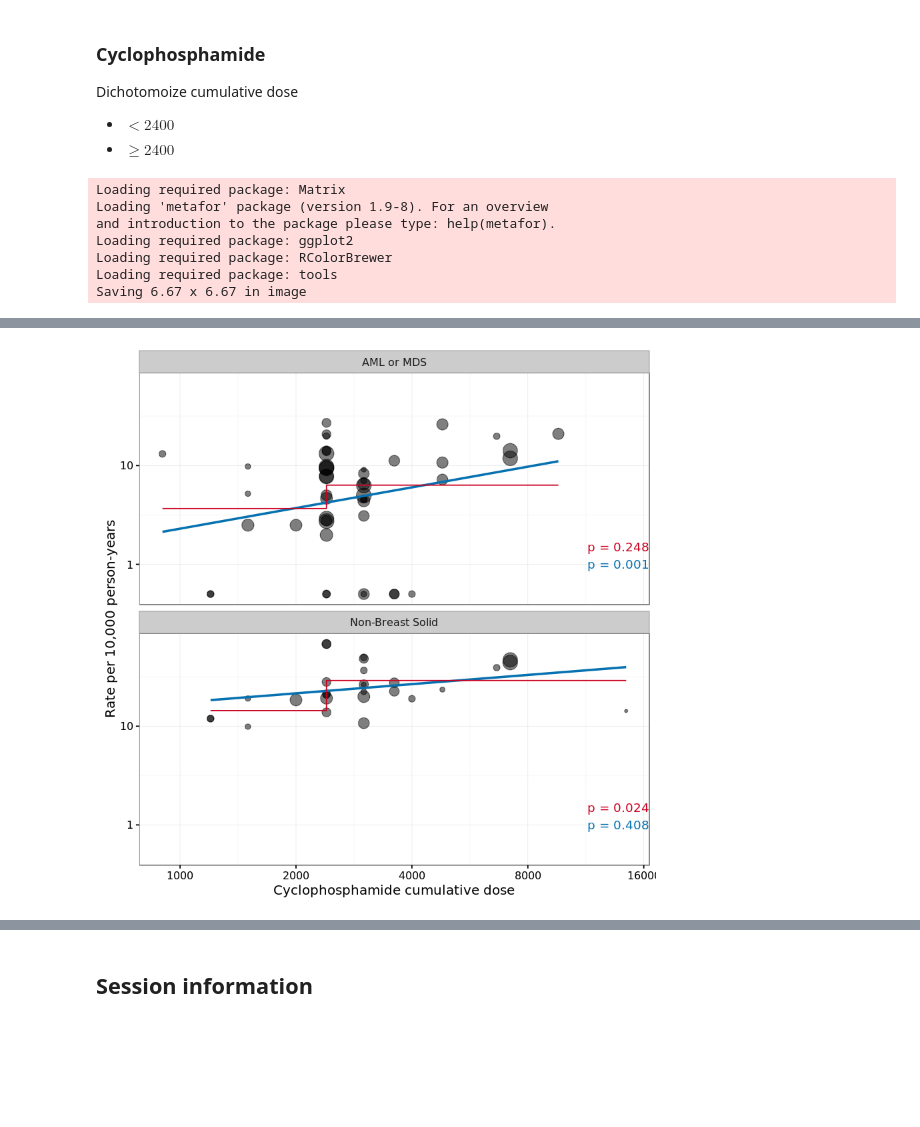
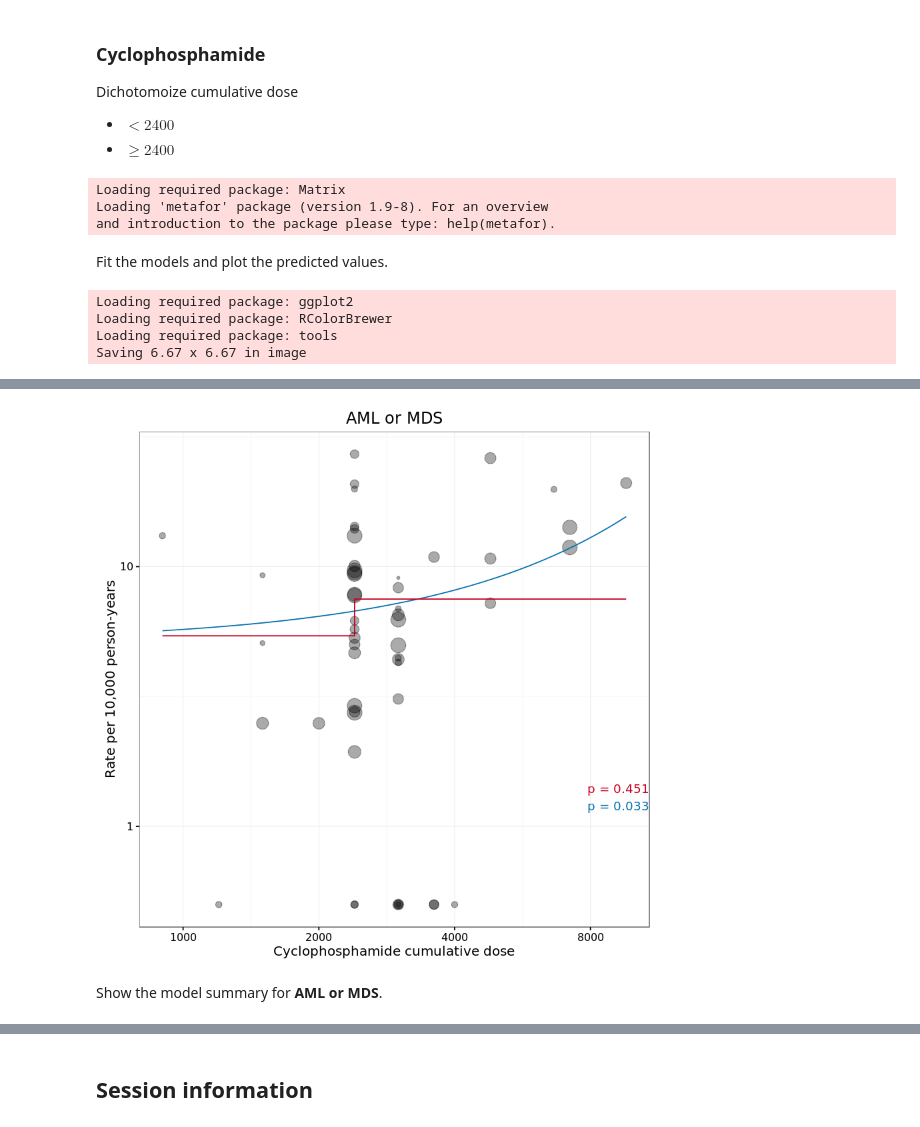
Before and after one commit to benjamin-chan/SecMalAfterBreastCaACT, a Jupyter notebook: metaregSecMal.ipynb, the cells around one changed output, grey strips where cells are left out. Saved outputs shown, nothing was run; the diff lists cells and outputs as text; code cells hidden in the pictures; blank space fills up the shorter version.

```diff
--- a/metaregSecMal.ipynb
+++ b/metaregSecMal.ipynb
@@ -298,7 +390,7 @@ D1 <- D1[, malType := factor(malType,
                              levels=c("AML", "MDS", "AMLOrMDSTotal", "NonBreastSolid"),
                              labels=c("AML", "MDS", "AML or MDS", "Non-Breast Solid"))]
 D1 <- D1[, py := nITT * (medianFU / 12)]
-D1 <- D1[, rate := malN / py * 10000]
+D1 <- D1[, rate := malN / py * scale]
 summaryRegimens <- D1[,
                       .(totalN = sum(nITT, na.rm = TRUE),
                         totalPersonYears = round(sum(py, na.rm = TRUE)),
@@ -391,39 +519,51 @@ Dichotomoize cumulative dose
 
 * $\lt 2400$
 * $\ge 2400$
+# %%
+library(metafor)
+D2 <- D1[isCyclo == TRUE,
+         .(id = factor(id),
+           authorYear,
+           isCyclo,
+           x = cyclophosphamideCumulDose,
+           xHighDose = cyclophosphamideCumulDose >= 2400,
+           isAnthra,
+           isTaxane,
+           isFluoro,
+           nITT,
+           medianFU,
+           malType,
+           malN,
+           py,
+           rate)]
+# %% [output]
+Loading required package: Matrix
+Loading 'metafor' package (version 1.9-8). For an overview
+and introduction to the package please type: help(metafor).
+# %% [markdown]
+Fit the models and plot the predicted values.
 # %%
-library(metafor)
-D2 <- D1[isCyclo == TRUE,
-         .(id = factor(id),
-           authorYear,
-           isCyclo,
-           x = cyclophosphamideCumulDose,
-           xHighDose = cyclophosphamideCumulDose >= 2400,
-           nITT,
-           medianFU,
-           malType,
-           malN,
-           py,
-           rate)]
-M1 <- metareg(D2[malType == "AML or MDS"      ])
-M2 <- metareg(D2[malType == "Non-Breast Solid"])
-pvalues <- c(M1$pvalueLin, M1$pvalueBin, M2$pvalueLin, M2$pvalueBin)
-yhat1 <- unique(data.table(malType = "AML or MDS",
-                           xHighDose = as.logical(M1$rma.glmmBin$X[, "mods"]),
-                           yhat = invLogit(predict(M1$rma.glmmBin)[["pred"]]) * 10000))
-yhat2 <- unique(data.table(malType = "Non-Breast Solid",
-                           xHighDose = as.logical(M2$rma.glmmBin$X[, "mods"]),
-                           yhat = invLogit(predict(M2$rma.glmmBin)[["pred"]]) * 10000))
-yhat <- rbind(yhat1, yhat2)
+mal <- "AML or MDS"
+M <- metareg(D2[malType == mal])
+pvalues <- c(M$pvalueLin, M$pvalueBin)
+x <- seq(min(M$rmaLin$X[, "x"]), max(M$rmaLin$X[, "x"]), length.out=100)
+yhat1 <- unique(data.table(malType = mal,
+                           # xHighDose = as.logical(M1$rmaBin$X[, "mods"]),
+                           x,
+                           yhat = invLogit(predict(M$rmaLin, x)[["pred"]]) * scale))
+xHighDose <- as.logical(M$rmaBin$X[, "xHighDoseTRUE"])
+yhat2 <- unique(data.table(malType = mal,
+                           # xHighDose = as.logical(M1$rmaBin$X[, "mods"]),
+                           xHighDose,
+                           yhat = invLogit(predict(M$rmaBin, xHighDose)[["pred"]]) * scale))
 plotreg(D2,
+        mal,
         "Cyclophosphamide cumulative dose",
         1000 * c(0.5, 1, 2, 4, 8, 16),
         pvalues,
-        yhat)
+        yhat1,
+        yhat2)
 # %% [output]
-Loading required package: Matrix
-Loading 'metafor' package (version 1.9-8). For an overview
-and introduction to the package please type: help(metafor).
 Loading required package: ggplot2
 Loading required package: RColorBrewer
 Loading required package: tools
@@ -434 +574,3 @@ CyclophosphamideCumulativeDose.csv   6967 2016-06-17 14:51:48
-[figure, old version]
+[figure, new version]
+# %% [markdown]
+Show the model summary for **AML or MDS**.
```
Also changed, not shown: parts of 27 cells of this notebook, 5 other files.
